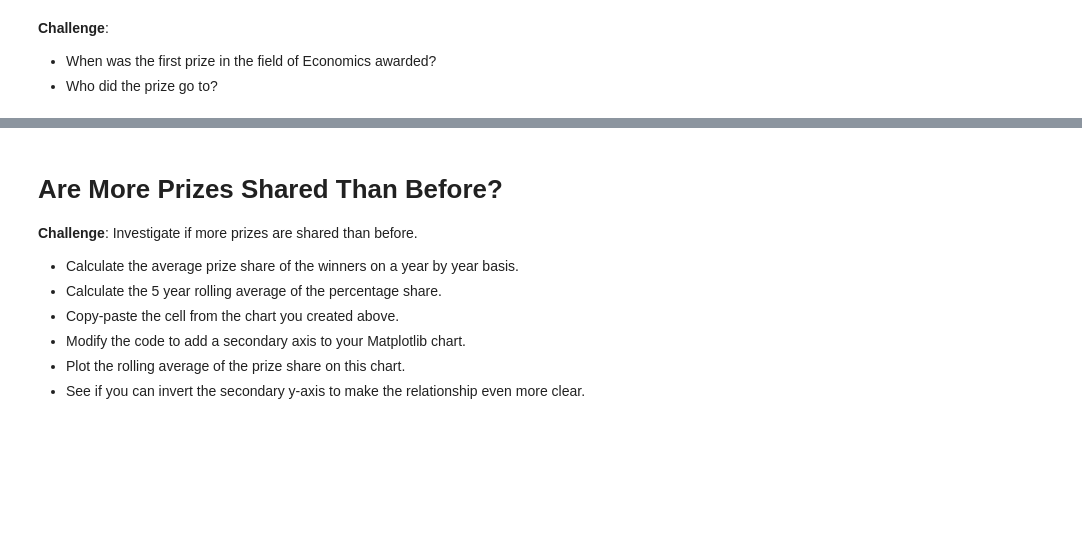
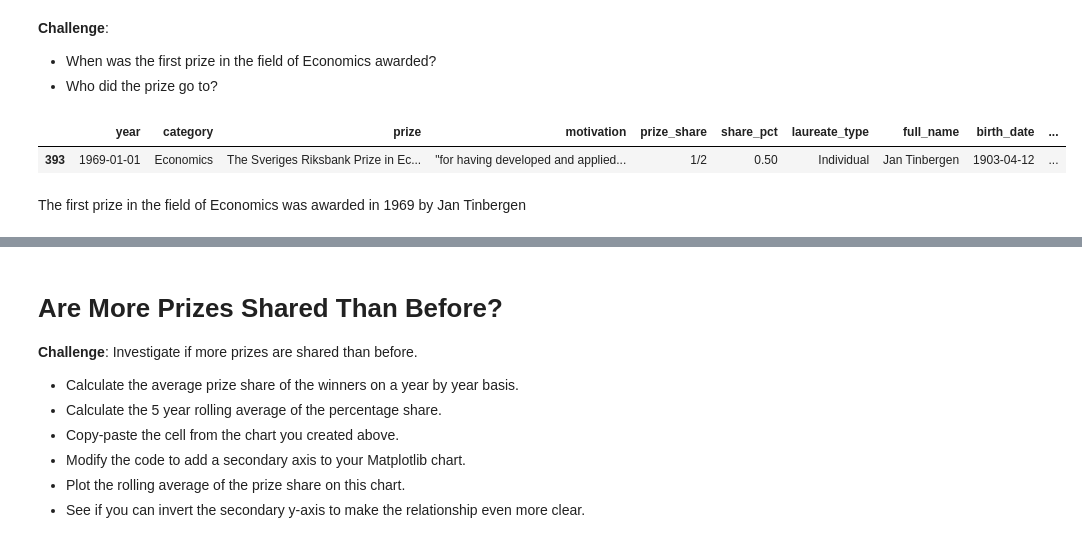
Before and after one commit to myDelevop/band-name-generator, a Jupyter notebook: udemy/day_79/Nobel_Prize_Analysis_(start).ipynb, the cells around one changed output, grey strips where cells are left out. Cells and saved outputs as stored; diff of their text form; code cells hidden in the pictures; blank space fills up the shorter version.

```diff
--- a/udemy/day_79/Nobel_Prize_Analysis_(start).ipynb
+++ b/udemy/day_79/Nobel_Prize_Analysis_(start).ipynb
@@ -261,3 +310,10 @@ Name: full_name, dtype: object
+# %%
+economics_prize.head(1)
+# %% [output]
+|  | year | category | prize | motivation | prize_share | share_pct | laureate_type | full_name | birth_date | ... |
+| 393 | 1969-01-01 | Economics | The Sveriges Riksbank Prize in Ec... | "for having developed and applied... | 1/2 | 0.50 | Individual | Jan Tinbergen | 1903-04-12 | ... |
+# %% [markdown]
+The first prize in the field of Economics was awarded in 1969 by Jan Tinbergen
 # %% [markdown]
 # Male and Female Winners by Category
 
```
Also changed, not shown: parts of 10 cells of this notebook.
